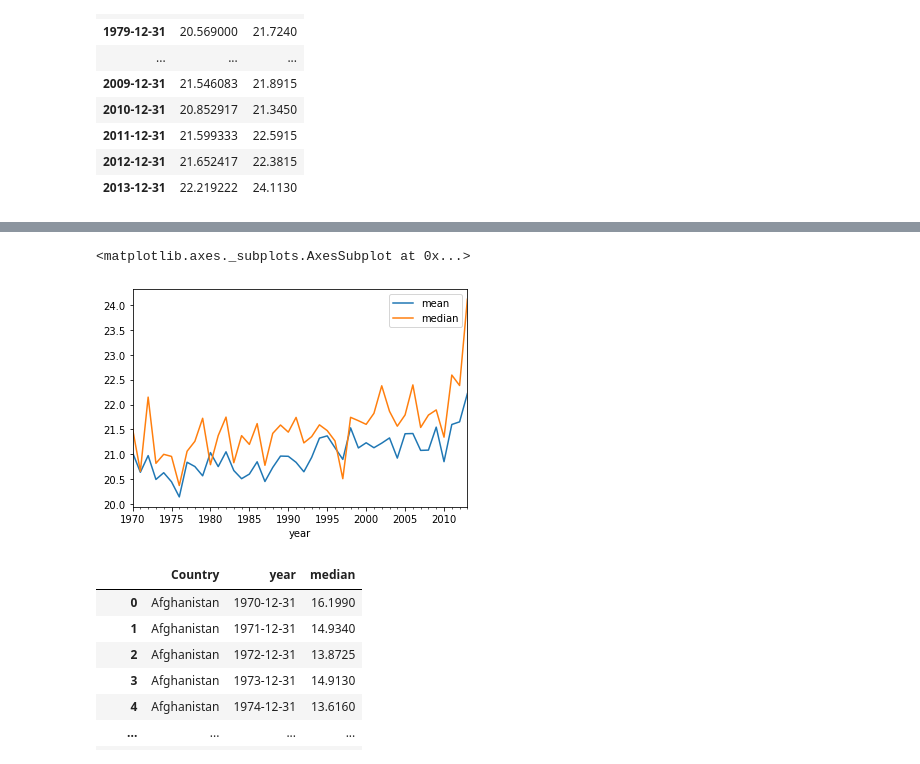
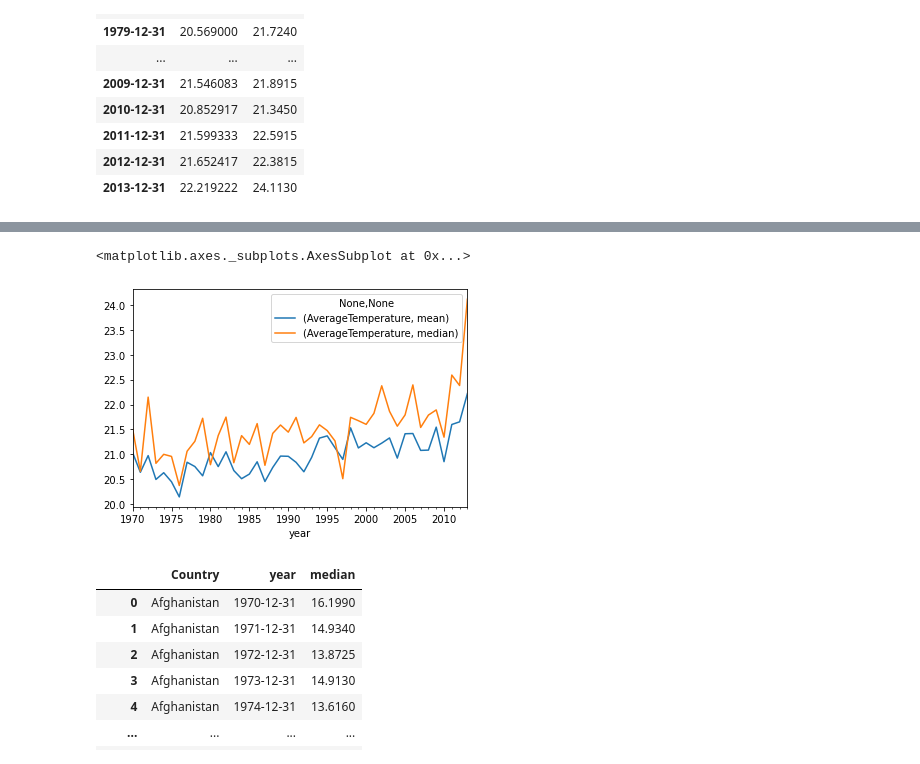
Before and after one commit to diegogonzalezc/pandas_dt_routine, a Jupyter notebook: 12_pandas_routine.ipynb, the cells around one changed output, grey strips where cells are left out. Cells and saved outputs as stored; diff of their text form; code cells hidden in the pictures.

```diff
--- a/12_pandas_routine.ipynb
+++ b/12_pandas_routine.ipynb
@@ -191,8 +201,8 @@ df_temp_avg.xs('Mexico')['AverageTemperature'] # acá se toman los valores solam
 # %%
-df_temp_avg.xs('Mexico')['AverageTemperature'].plot() # podemos ver el comportamiento año tras año
+df_temp_avg.loc['Mexico',:].plot() # podemos ver el comportamiento año tras año de media y mediana
 # %% [output]
 <matplotlib.axes._subplots.AxesSubplot at 0x...>
-[figure, old version]
+[figure, new version]
 # %%
 df_tmedian=df_temp_avg['AverageTemperature'][['median']].reset_index() #en este caso se va a tomar solo el  sub indice median y reiniciamos el index
 df_tmedian
```
Also changed, not shown: parts of 33 cells of this notebook.
